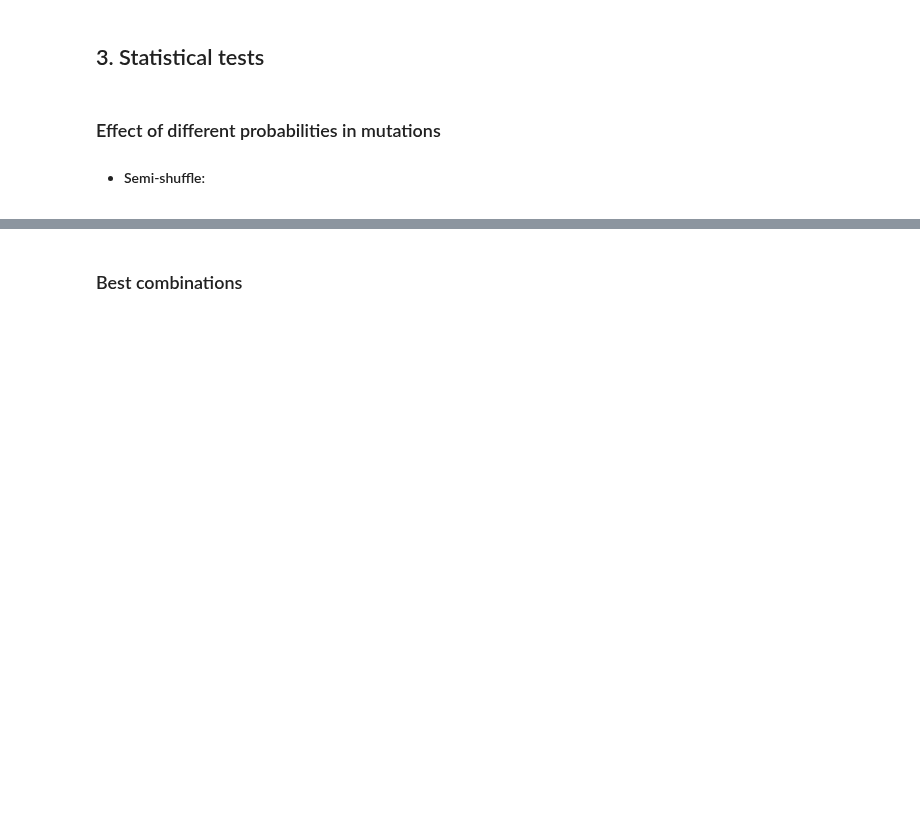
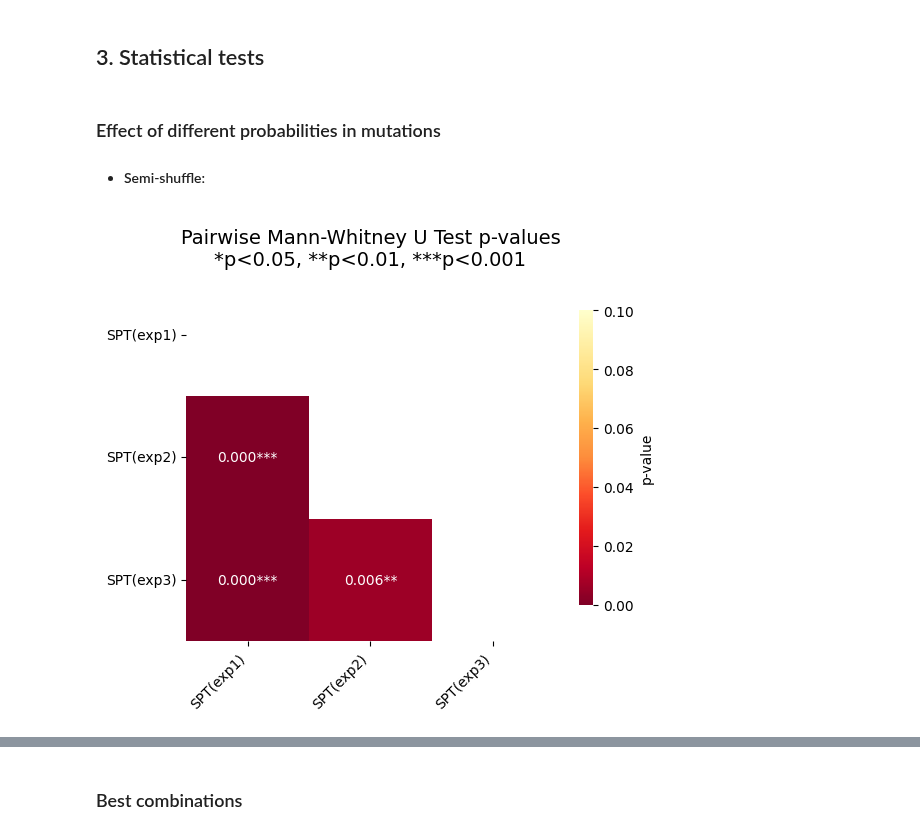
Before and after one commit to rafabernard0/CIFO_PROJECT, a Jupyter notebook: Performance.ipynb, the cells around one changed output, grey strips where cells are left out. Saved outputs shown, nothing was run; the diff lists cells and outputs as text; code cells hidden in the pictures; blank space fills up the shorter version.

Commit message:
complement tests

```diff
--- a/Performance.ipynb
+++ b/Performance.ipynb
@@ -293,4 +372,6 @@ def pairwise_sumrank_test(combs: List[Tuple], alpha:float = 0.05) -> Dict[str, A
 # %%
 S_combs = [('SPT', 'exp1'), ('SPT', 'exp2'), ('SPT', 'exp3')]
 # %%
-def non_parametric_pairwise_test
+_ = pairwise_mannwhitney(S_combs, alpha=0.05)
+# %% [output]
+[figure, added]
```
Also changed, not shown: parts of 18 cells of this notebook, 1 other file.
